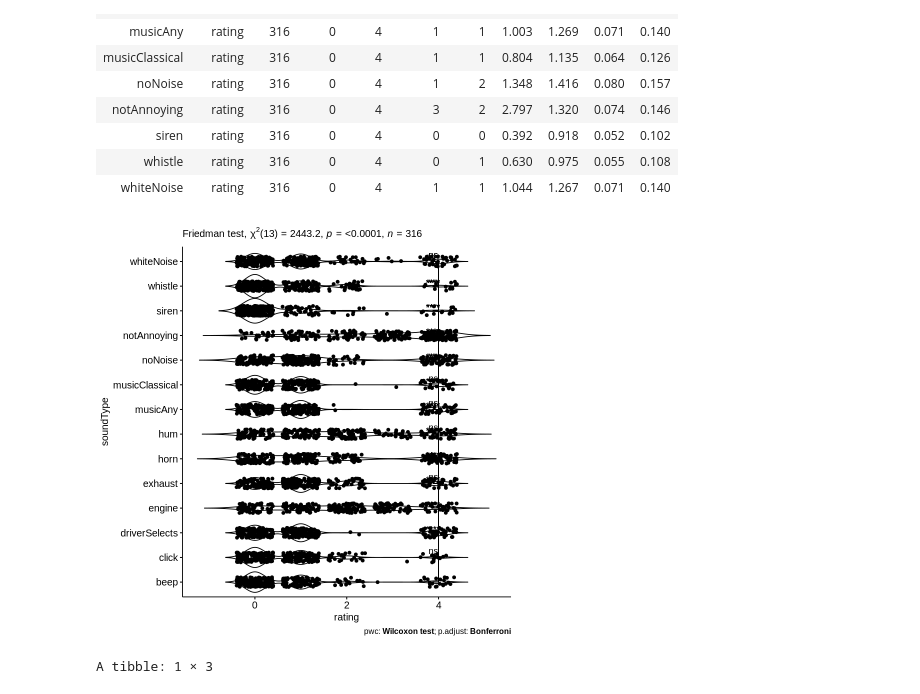
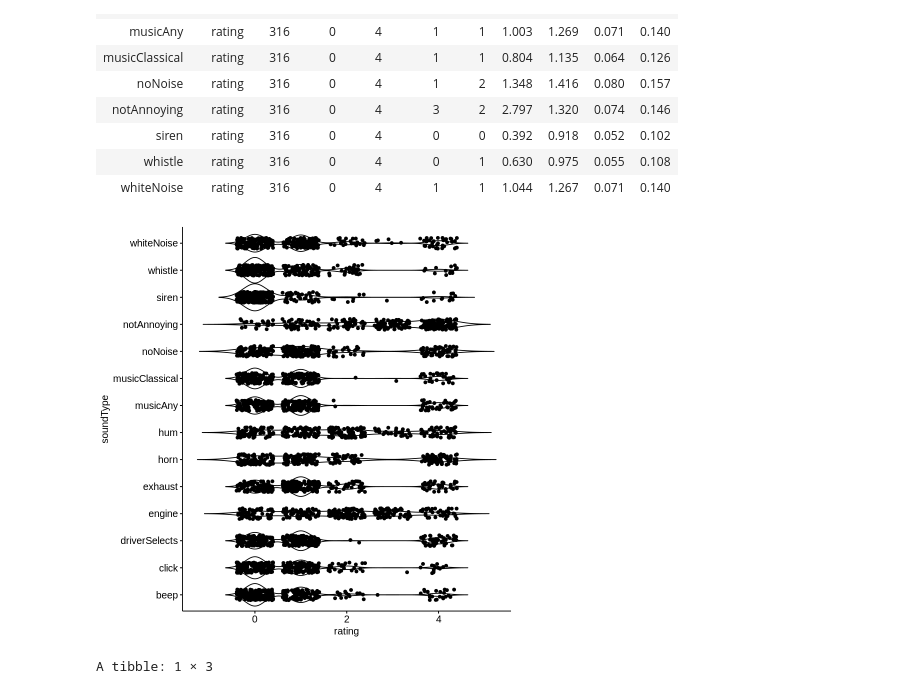
Before and after one commit to cdromcom/3actresearch, a Jupyter notebook: study_2_analyses.ipynb, the cells around one changed output. Drawn from its saved outputs; the diff is of its cells as text; code cells hidden in the pictures.

```diff
--- a/study_2_analyses.ipynb
+++ b/study_2_analyses.ipynb
@@ -31,7 +72,7 @@ library(formattable)
 # %% [markdown]
 Using an Excel (.xlsx) file.
 # %%
-s2ratings <- read_excel("/s2ratings.xlsx")
+s2ratings <- read_excel("/content/s2ratings.xlsx")
 # %%
 studytwoNew <- s2ratings %>%
   gather(key = "soundType", value = "rating", notAnnoying, engine, hum, horn, noNoise, exhaust, driverSelects, whiteNoise, musicAny, musicClassical, beep, click, whistle, siren) %>%
@@ -70,16 +111,10 @@ A tibble: 14 × 11
 | whistle | rating | 316 | 0 | 4 | 0 | 1 | 0.630 | 0.975 | 0.055 | 0.108 |
 | whiteNoise | rating | 316 | 0 | 4 | 1 | 1 | 1.044 | 1.267 | 0.071 | 0.140 |
 # %%
-
 ggviolin(studytwoNew, x = "soundType", y = "rating", add = "jitter")+
-  stat_pvalue_manual(pwc, hide.ns = FALSE) +
-  coord_flip()+
-  labs(
-    subtitle = get_test_label(res.fried, detailed = TRUE),
-    caption = get_pwc_label(pwc)
-  )
+  coord_flip()
 # %% [output]
-[figure, old version]
+[figure, new version]
 # %%
 shapiro_test(studytwoNew, rating)
 # %% [output]
```
Also changed, not shown: parts of 12 cells of this notebook.
